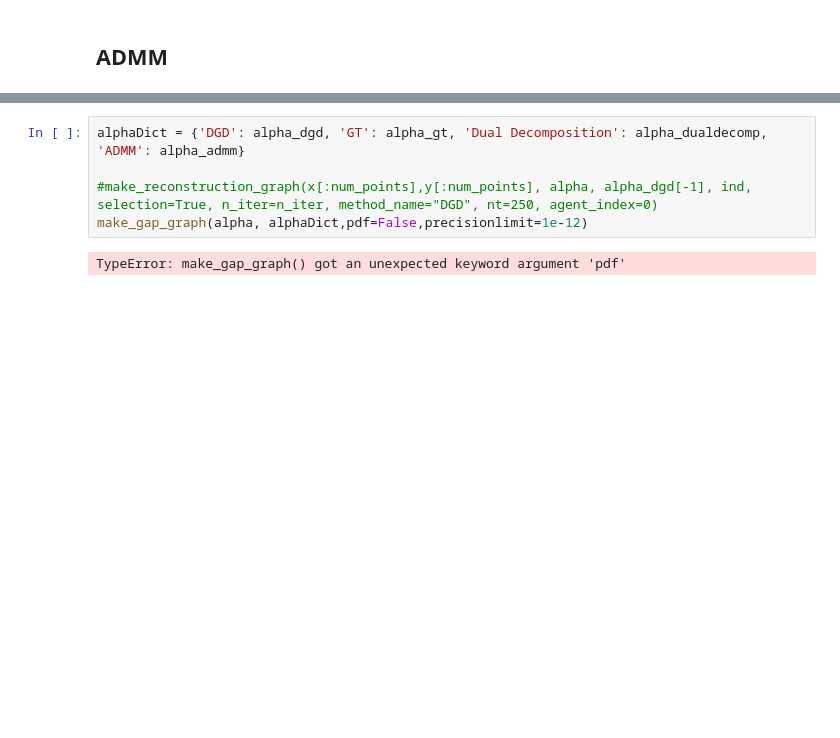
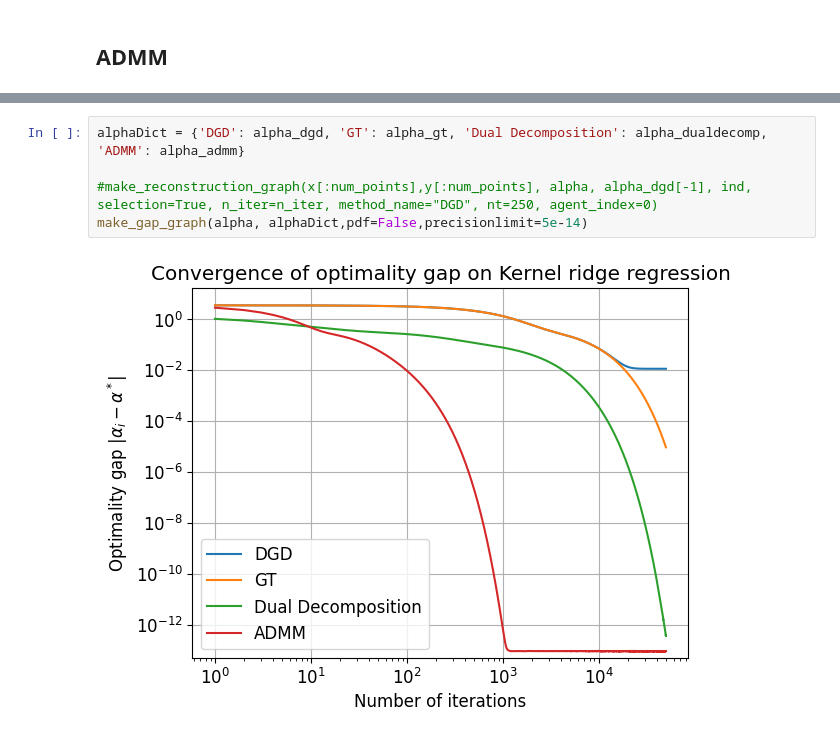
Before and after one commit to Loris-Manganelli/projet-cooperative-optimisation, a Jupyter notebook: Notebook.ipynb, the cells around one changed output, grey strips where cells are left out. Saved outputs shown, nothing was run; the diff lists cells and outputs as text; blank space fills up the shorter version.

```diff
--- a/Notebook.ipynb
+++ b/Notebook.ipynb
@@ -111,7 +114,7 @@ alpha_admm, multipliers_admm = ADMM(multipliers_0, egalizers_0, beta=1, K_a=K_a,
 # %%
 alphaDict = {'DGD': alpha_dgd, 'GT': alpha_gt, 'Dual Decomposition': alpha_dualdecomp, 'ADMM': alpha_admm}
 
 #make_reconstruction_graph(x[:num_points],y[:num_points], alpha, alpha_dgd[-1], ind, selection=True, n_iter=n_iter, method_name="DGD", nt=250, agent_index=0)
-make_gap_graph(alpha, alphaDict,pdf=False,precisionlimit=1e-12)
+make_gap_graph(alpha, alphaDict,pdf=False,precisionlimit=5e-14)
 # %% [output]
-TypeError: make_gap_graph() got an unexpected keyword argument 'pdf'
+[figure, added]
```
Also changed, not shown: parts of 4 cells of this notebook, 1 other file.
